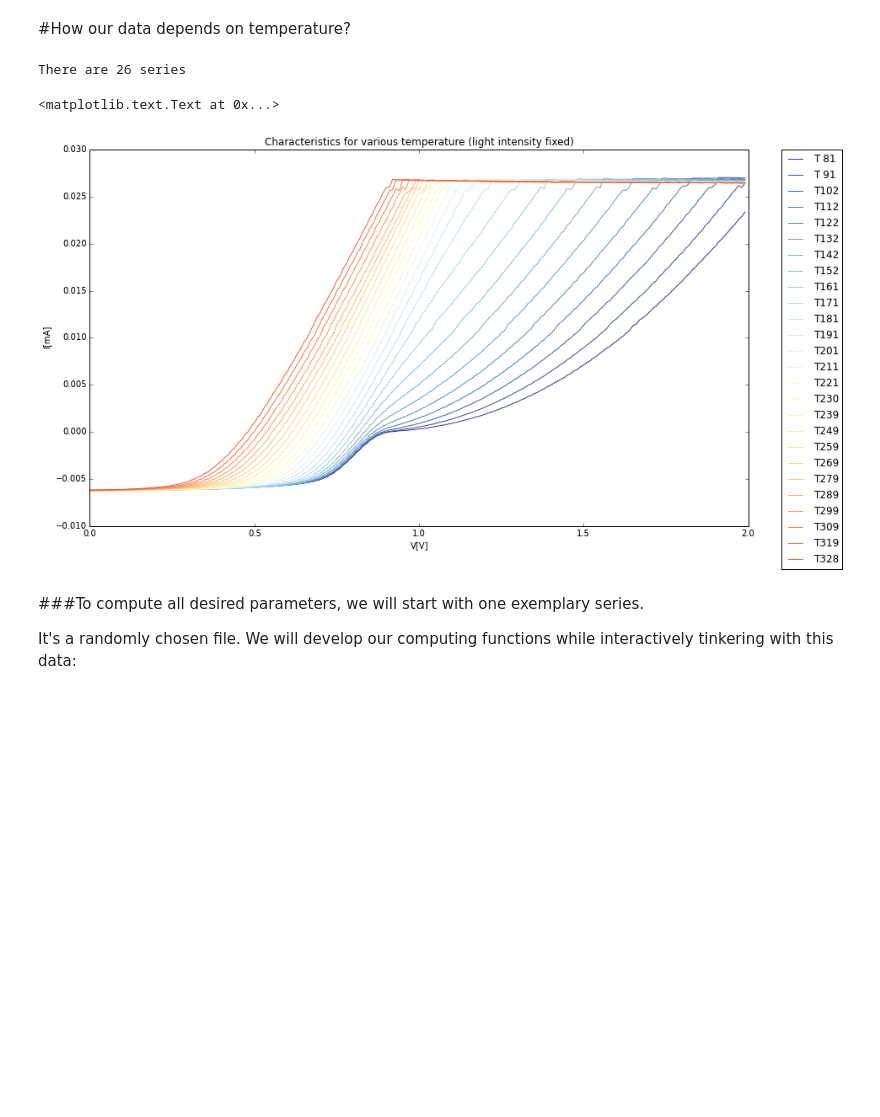
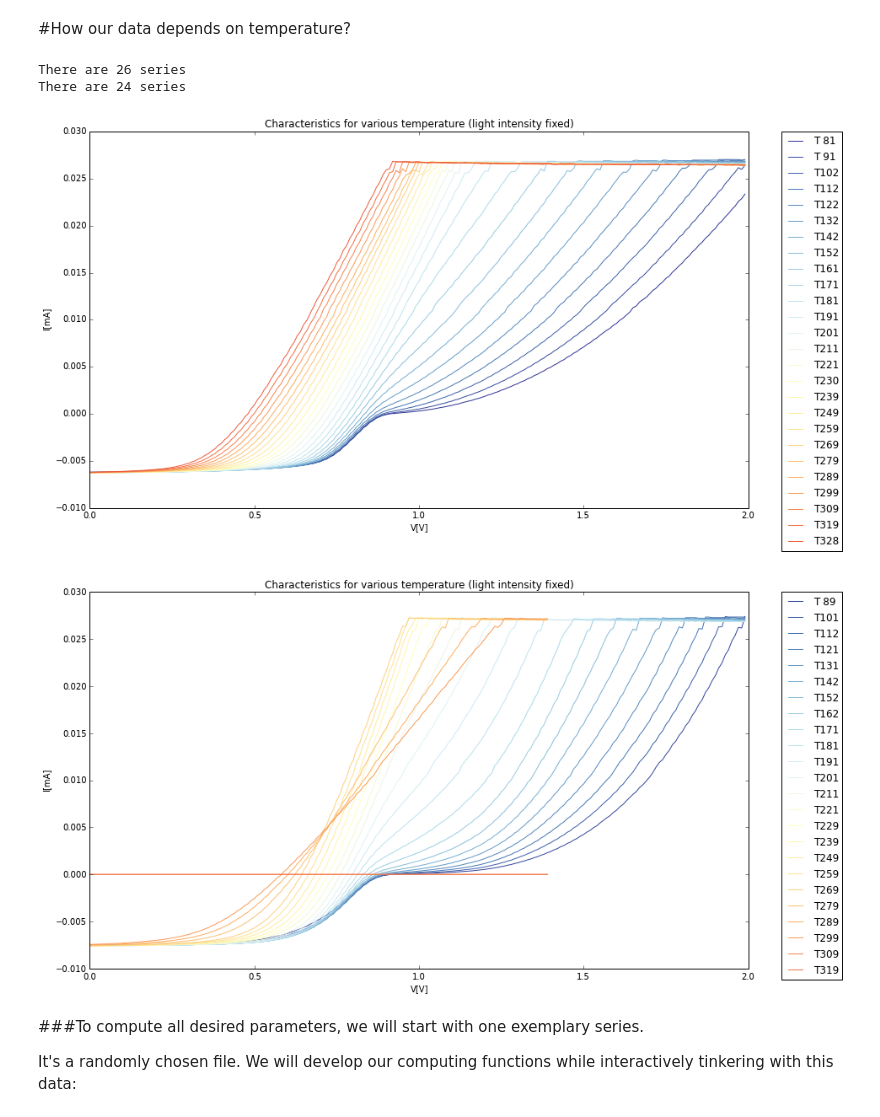
Before and after one commit to atteroTheGreatest/labfiz2, a Jupyter notebook: fotovoltaic/iv_white/foto.ipynb, the cells around one changed output. Saved outputs shown, nothing was run; the diff lists cells and outputs as text; code cells hidden in the pictures; blank space fills up the shorter version.

```diff
--- a/fotovoltaic/iv_white/foto.ipynb
+++ b/fotovoltaic/iv_white/foto.ipynb
@@ -74,24 +77,37 @@ for x in range(10, 400):
+# %%
+filename_template = "ivw_1080_2_ann_T{number}_L100.dat"
+filename_template_with_whitespace = "ivw_1080_2_ann_T {number}_L100.dat"
+temperature_datasets = []
+temperature_datasets.append(load_dataset(filename_template, filename_template_with_whitespace))
+filename_template = "1779_ann_ivw_T{number}_L100.dat"
+filename_template_with_whitespace = "1779_ann_ivw_T {number}_L100.dat"
+
+temperature_datasets.append(load_dataset(filename_template, filename_template_with_whitespace))
 # %% [markdown]
 #How our data depends on temperature?
 # %%
-fig, axes = plt.subplots(1, 1, figsize=(14, 8))
+
 
 import matplotlib.cm as cm
-print "There are %s series" % len(temperature_data)
 
-for name, (i, values) in temperature_data.items():
-    c = cm.RdYlBu((300 - (i - 80))/300.0, 1)
-    axes.plot(values['voltage'], values['current'], label=name.split('_')[4], color=c)
+for temperature_data in temperature_datasets:
+    fig, axes = plt.subplots(1, 1, figsize=(14, 8))
+    print "There are %s series" % len(temperature_data)
 
-axes.legend(bbox_to_anchor=(1.05, 1), loc=2, borderaxespad=0.)
+    for name, (i, values) in temperature_data.items():
+        c = cm.RdYlBu((300 - (i - 80))/300.0, 1)
+        axes.plot(values['voltage'], values['current'], label=name.split('_')[-2], color=c)
 
-axes.set_xlabel('V[V]')
-axes.set_ylabel('I[mA]')
-axes.set_title('Characteristics for various temperature (light intensity fixed)')
+    axes.legend(bbox_to_anchor=(1.05, 1), loc=2, borderaxespad=0.)
+
+    axes.set_xlabel('V[V]')
+    axes.set_ylabel('I[mA]')
+    axes.set_title('Characteristics for various temperature (light intensity fixed)')
 # %% [output]
 There are 26 series
+There are 24 series
-<matplotlib.text.Text at 0x...>
 [figure]
+[figure, added]
 # %% [markdown]
 ###To compute all desired parameters, we will start with one exemplary series.
 
```
Also changed, not shown: parts of 23 cells of this notebook, 3 other files.
